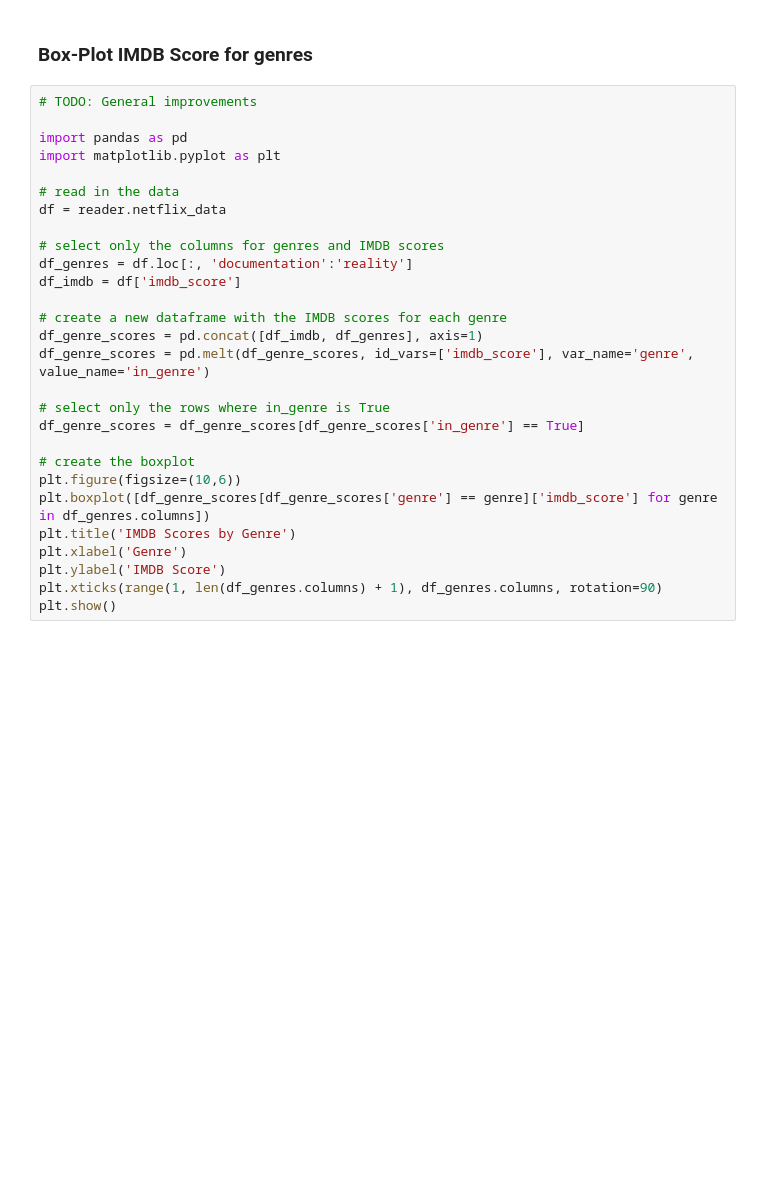
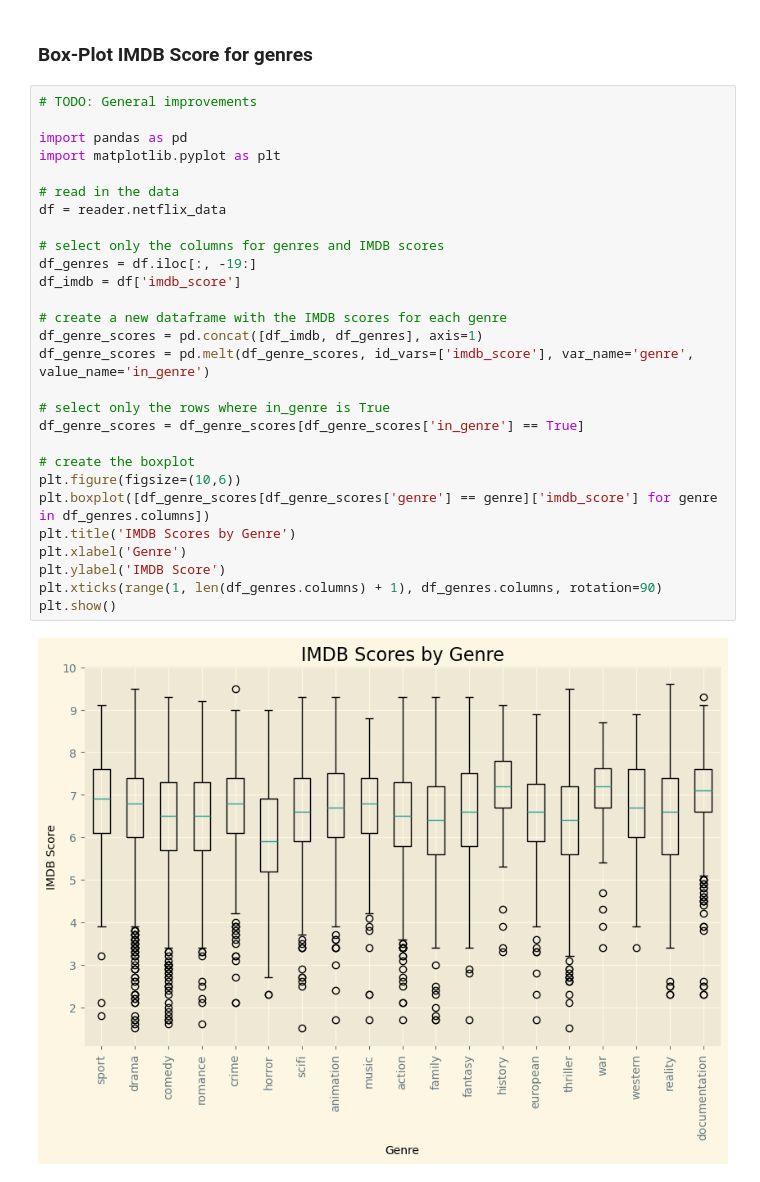
Before and after one commit to Yubinex/ml-and-ai-course, a Jupyter notebook: assign-1/data_exploration.ipynb, the cells around one changed output. Cells and saved outputs as stored; diff of their text form; blank space fills up the shorter version.

Commit message:
Fixed Box Plot

```diff
--- a/assign-1/data_exploration.ipynb
+++ b/assign-1/data_exploration.ipynb
@@ -79,28 +119,30 @@ plt.show()
 # %%
 # TODO: General improvements
 
 import pandas as pd
 import matplotlib.pyplot as plt
 
 # read in the data
 df = reader.netflix_data
 
 # select only the columns for genres and IMDB scores
-df_genres = df.loc[:, 'documentation':'reality']
+df_genres = df.iloc[:, -19:]
 df_imdb = df['imdb_score']
 
 # create a new dataframe with the IMDB scores for each genre
 df_genre_scores = pd.concat([df_imdb, df_genres], axis=1)
 df_genre_scores = pd.melt(df_genre_scores, id_vars=['imdb_score'], var_name='genre', value_name='in_genre')
 
 # select only the rows where in_genre is True
 df_genre_scores = df_genre_scores[df_genre_scores['in_genre'] == True]
 
 # create the boxplot
 plt.figure(figsize=(10,6))
 plt.boxplot([df_genre_scores[df_genre_scores['genre'] == genre]['imdb_score'] for genre in df_genres.columns])
 plt.title('IMDB Scores by Genre')
 plt.xlabel('Genre')
 plt.ylabel('IMDB Score')
 plt.xticks(range(1, len(df_genres.columns) + 1), df_genres.columns, rotation=90)
 plt.show()
+# %% [output]
+[figure, added]
```
Also changed, not shown: parts of 6 cells of this notebook.
